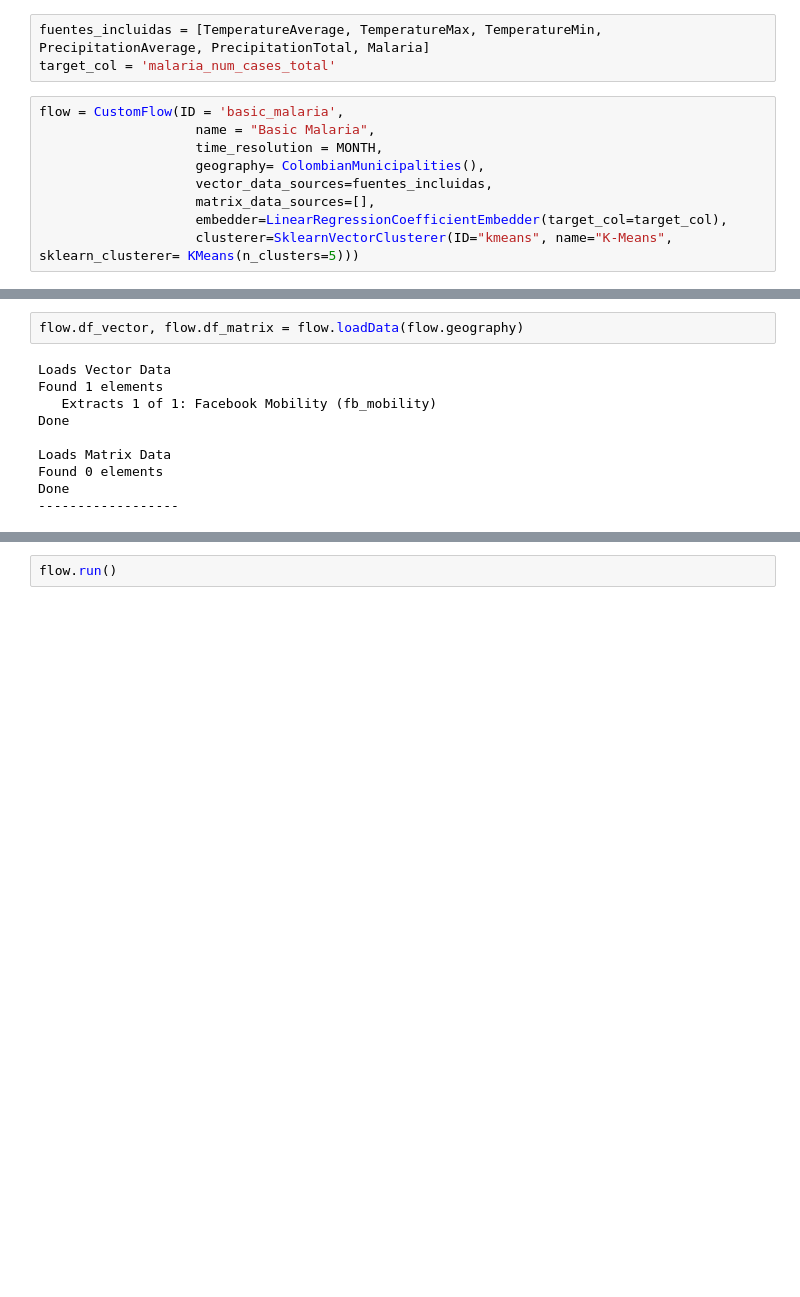
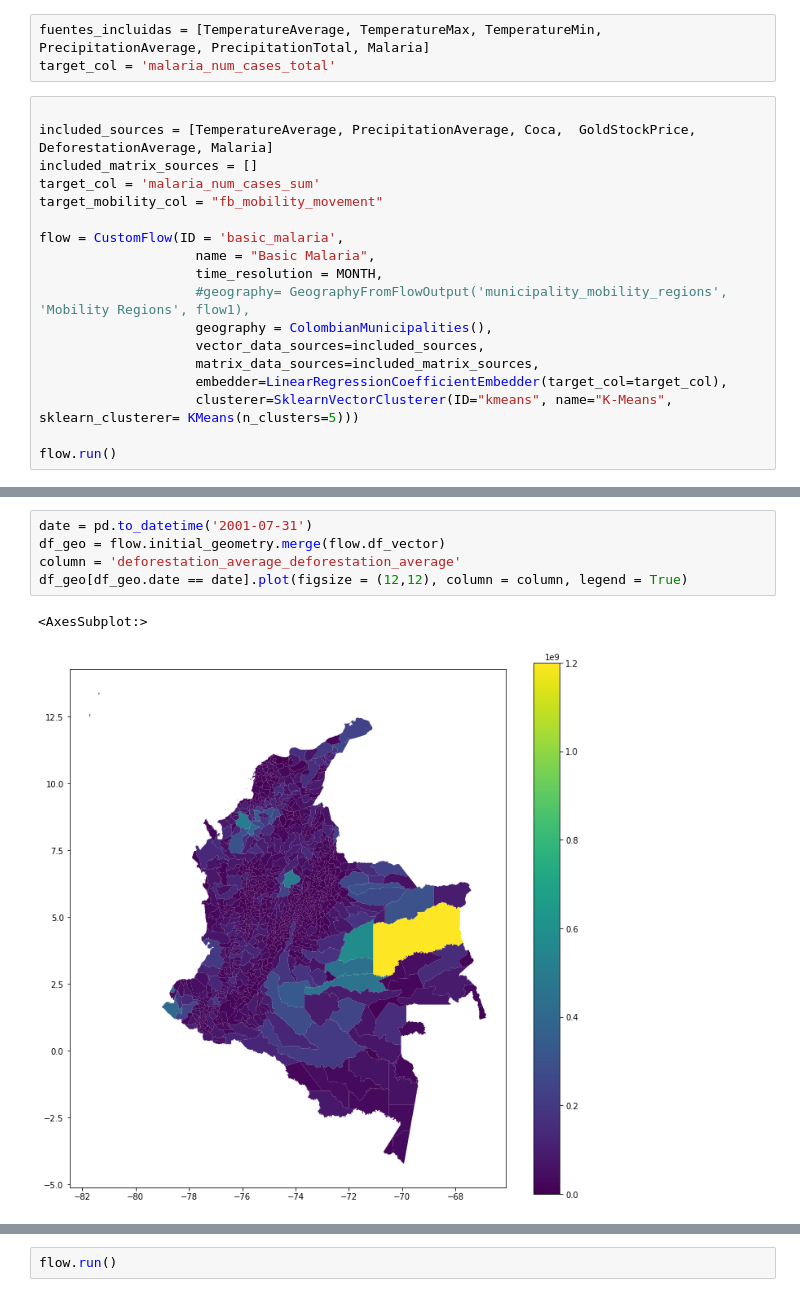
Before and after one commit to Data-Lama/pathogen_study_regions_generator, a Jupyter notebook: src/Notes Gonche.ipynb, the cells around one changed output, grey strips where cells are left out. Cells and saved outputs as stored; diff of their text form; blank space fills up the shorter version.

Commit message:
deforestation bug

```diff
--- a/src/Notes Gonche.ipynb
+++ b/src/Notes Gonche.ipynb
@@ -33,11 +45,20 @@ from geography.specific.colombian_municipalities import ColombianMunicipalities
 fuentes_incluidas = [TemperatureAverage, TemperatureMax, TemperatureMin, PrecipitationAverage, PrecipitationTotal, Malaria]
 target_col = 'malaria_num_cases_total'
 # %%
+
+included_sources = [TemperatureAverage, PrecipitationAverage, Coca,  GoldStockPrice, DeforestationAverage, Malaria]
+included_matrix_sources = []
+target_col = 'malaria_num_cases_sum'
+target_mobility_col = "fb_mobility_movement"
+
 flow = CustomFlow(ID = 'basic_malaria',
                     name = "Basic Malaria",
                     time_resolution = MONTH,
-                    geography= ColombianMunicipalities(),
-                    vector_data_sources=fuentes_incluidas,
-                    matrix_data_sources=[],
+                    #geography= GeographyFromFlowOutput('municipality_mobility_regions', 'Mobility Regions', flow1),
+                    geography = ColombianMunicipalities(),
+                    vector_data_sources=included_sources,
+                    matrix_data_sources=included_matrix_sources,
                     embedder=LinearRegressionCoefficientEmbedder(target_col=target_col),
                     clusterer=SklearnVectorClusterer(ID="kmeans", name="K-Means", sklearn_clusterer= KMeans(n_clusters=5)))
+
+flow.run()
@@ -44,12 +77,8 @@ flow = CustomFlow(ID = 'basic_malaria',
-# %%
-flow.df_vector, flow.df_matrix = flow.loadData(flow.geography)
-# %% [output]
-Loads Vector Data
-Found 1 elements
-   Extracts 1 of 1: Facebook Mobility (fb_mobility)
-Done
-
-Loads Matrix Data
-Found 0 elements
-Done
-------------------
+# %%
+date = pd.to_datetime('2001-07-31')
+df_geo = flow.initial_geometry.merge(flow.df_vector)
+column = 'deforestation_average_deforestation_average'
+df_geo[df_geo.date == date].plot(figsize = (12,12), column = column, legend = True)
+# %% [output]
+<AxesSubplot:>
+[figure, added]
```
Also changed, not shown: parts of 11 cells of this notebook, 7 other files.
